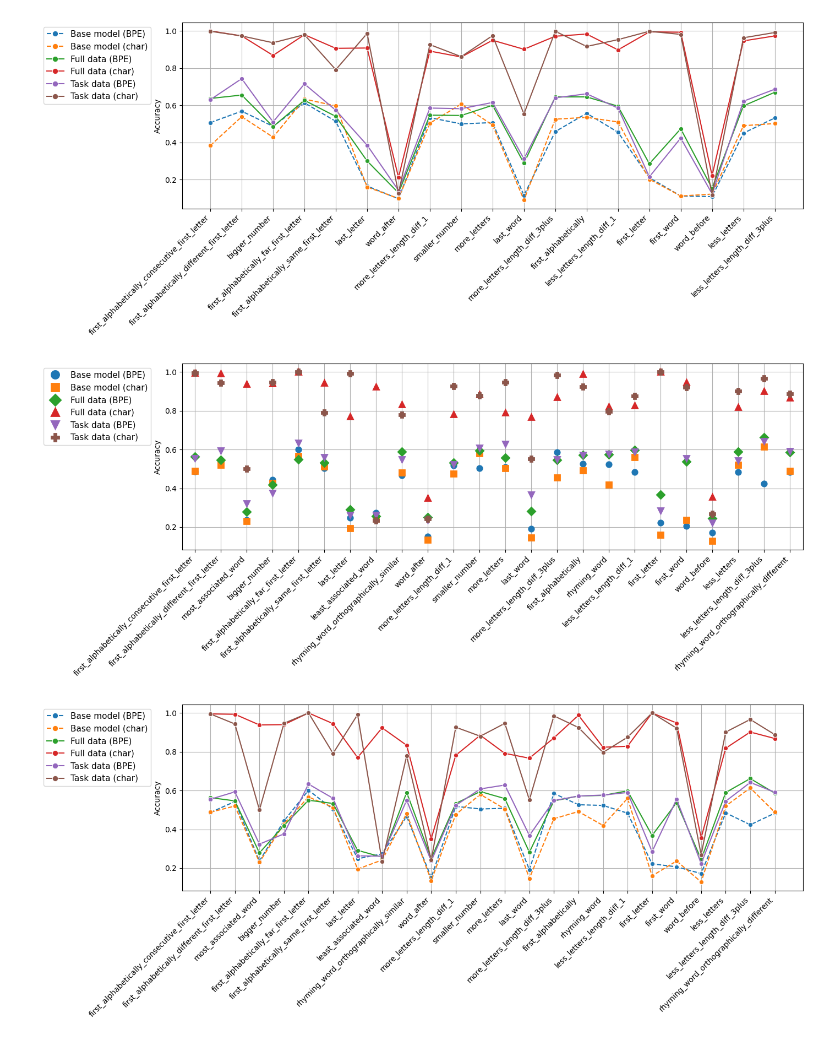
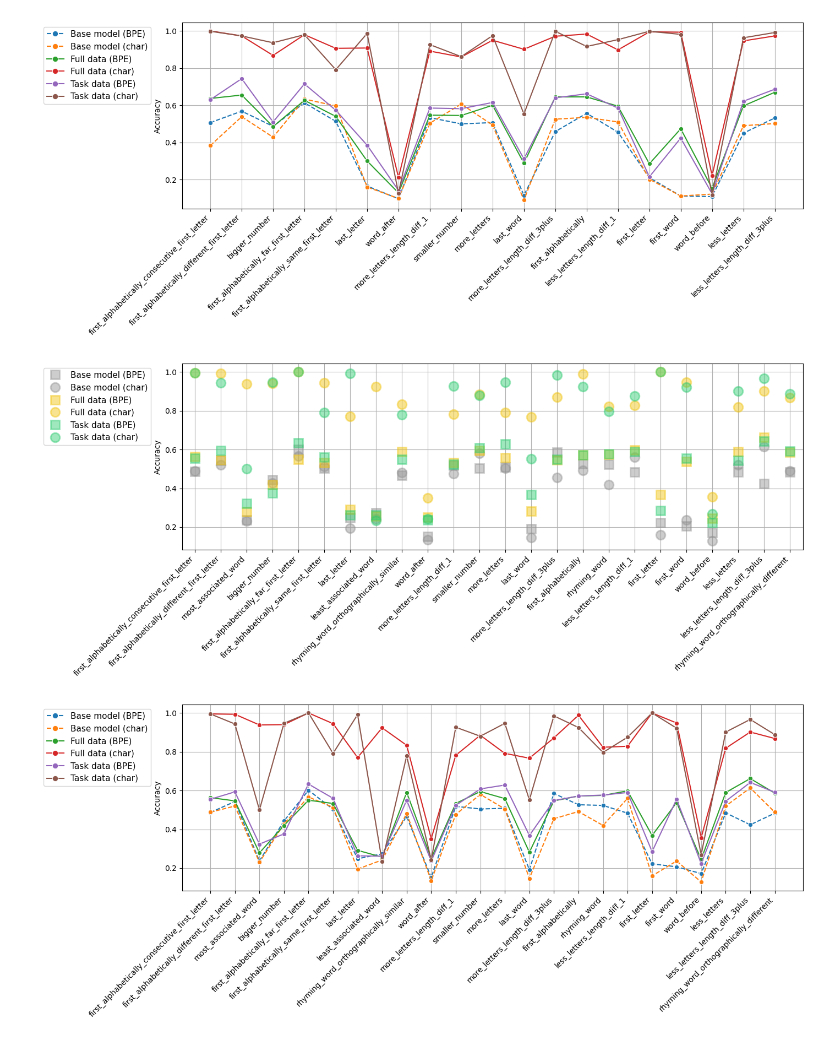
Before and after one commit to LaurensWink/Finetuning_GPT_2, a Jupyter notebook: pjs/results.ipynb, the cells around one changed output. Saved outputs shown, nothing was run; the diff lists cells and outputs as text; code cells hidden in the pictures.

```diff
--- a/pjs/results.ipynb
+++ b/pjs/results.ipynb
@@ -22,8 +22,11 @@ metrics = ['Accuracy']
 
 melted_de = melted[melted['Subfolder'].str.contains('_de', na=False)]
 
-markers = ["o", "s", "D", "^", "v", "P", "X", "*", "<", ">"]
+markers = ["s", "o", "s", "o", "s", "o"]
+colors  = ["#94949475", "#94949475", "#f1c40f75",
+           "#f1c40f75", "#2ecc7175", "#2ecc7175"]
 marker_cycle = itertools.cycle(markers)
+color_cycle = itertools.cycle(colors)
 
 for metric in metrics:
     subset = melted_de[melted_de['Metrik'] == metric]
@@ -33,6 +36,7 @@ for metric in metrics:
     for subfolder, data in subset.groupby("Subfolder"):
         if not subfolder.startswith("baseline_"):
             marker = next(marker_cycle)
+            color = next(color_cycle)
 
             parts = [x for x in subfolder.split("_") if x not in ("de", "train")]
 
@@ -54,7 +58,9 @@ for metric in metrics:
                 label=label,
                 markers=marker,
                 linestyles="",
-                errorbar=None
+                color = color,
+                errorbar=None,
+                markersize=12
             )
 
     plt.xlabel("")
@@ -63,7 +69,7 @@ for metric in metrics:
         bbox_to_anchor=(-0.23, 1),
         loc="upper left",
         fontsize=11,
-        markerscale=1.5
+        markerscale=1
     )
 
     plt.xticks(rotation=45, ha="right")
@@ -128,8 +134,11 @@ for metric in metrics:
 # %%
 melted_en = melted[melted['Subfolder'].str.contains('_en', na=False)]
 
-markers = ["o", "s", "D", "^", "v", "P", "X", "*", "<", ">"]
+markers = ["s", "o", "s", "o", "s", "o"]
+colors  = ["#94949475", "#94949475", "#f1c40f75",
+           "#f1c40f75", "#2ecc7175", "#2ecc7175"]
 marker_cycle = itertools.cycle(markers)
+color_cycle = itertools.cycle(colors)
 
 for metric in metrics:
     subset = melted_en[melted_en['Metrik'] == metric]
@@ -139,6 +148,7 @@ for metric in metrics:
     for subfolder, data in subset.groupby("Subfolder"):
         if not subfolder.startswith("baseline_"):
             marker = next(marker_cycle)
+            color = next(color_cycle)
 
             parts = [x for x in subfolder.split("_") if x not in ("en", "train")]
 
@@ -149,36 +159,38 @@ for metric in metrics:
                 else:
                     last = last.lower()
                 label = " ".join(parts[:-1] + [f"({last})"])
                 label = label[0].upper() + label[1:]
             else:
                 label = ""
 
             sns.pointplot(
                 data=data,
                 x="ShortFile",
                 y="Wert",
                 label=label,
                 markers=marker,
                 linestyles="",
-                errorbar=None
+                color = color,
+                errorbar=None,
+                markersize=12
             )
 
     plt.xlabel("")
     plt.ylabel(metric)
     plt.legend(
         bbox_to_anchor=(-0.23, 1),
         loc="upper left",
         fontsize=11,
-        markerscale=1.5
+        markerscale=1
     )
 
     plt.xticks(rotation=45, ha="right")
     plt.grid(True)
     plt.tight_layout()
     plt.savefig(f"../data/results/{metric}_en_point.pdf", format="pdf", bbox_inches="tight")
     plt.show()
 # %% [output]
-[figure, old version]
+[figure, new version]
 # %%
 melted_en = melted[melted['Subfolder'].str.contains('_en', na=False)]
 
```
Also changed, not shown: parts of 1 cell of this notebook, 42 other files.
